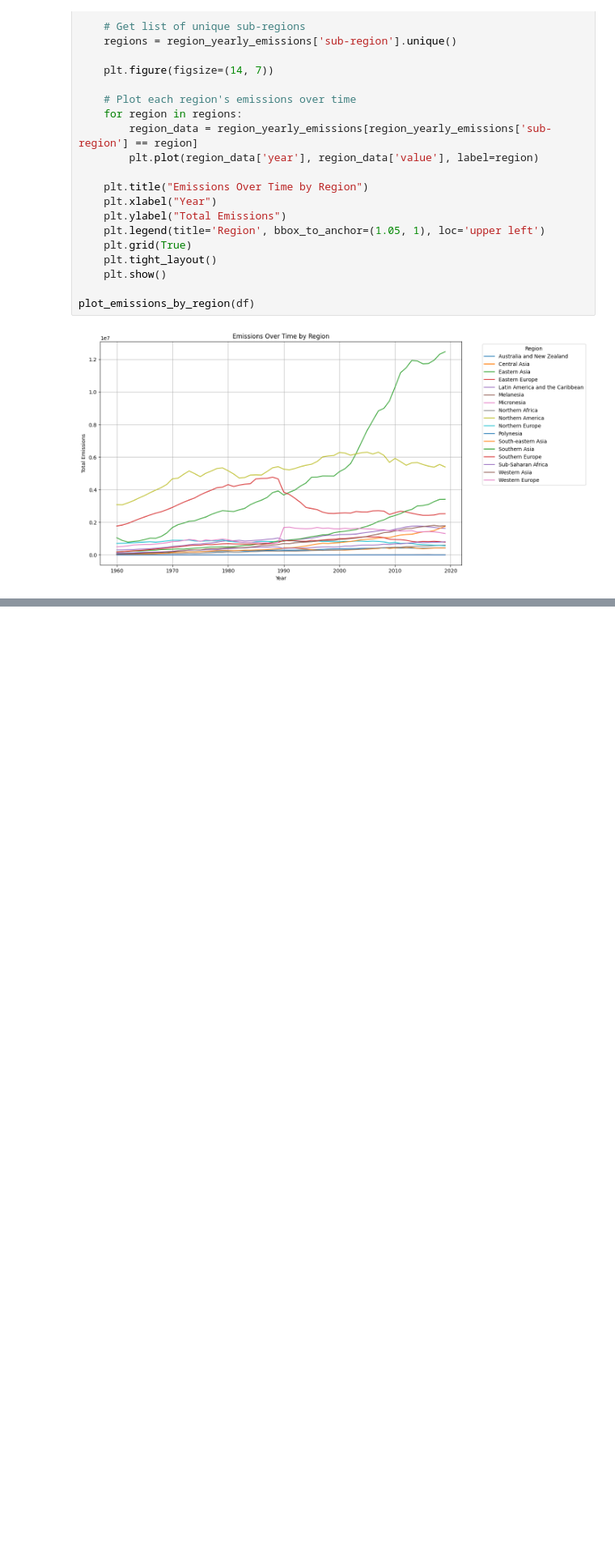
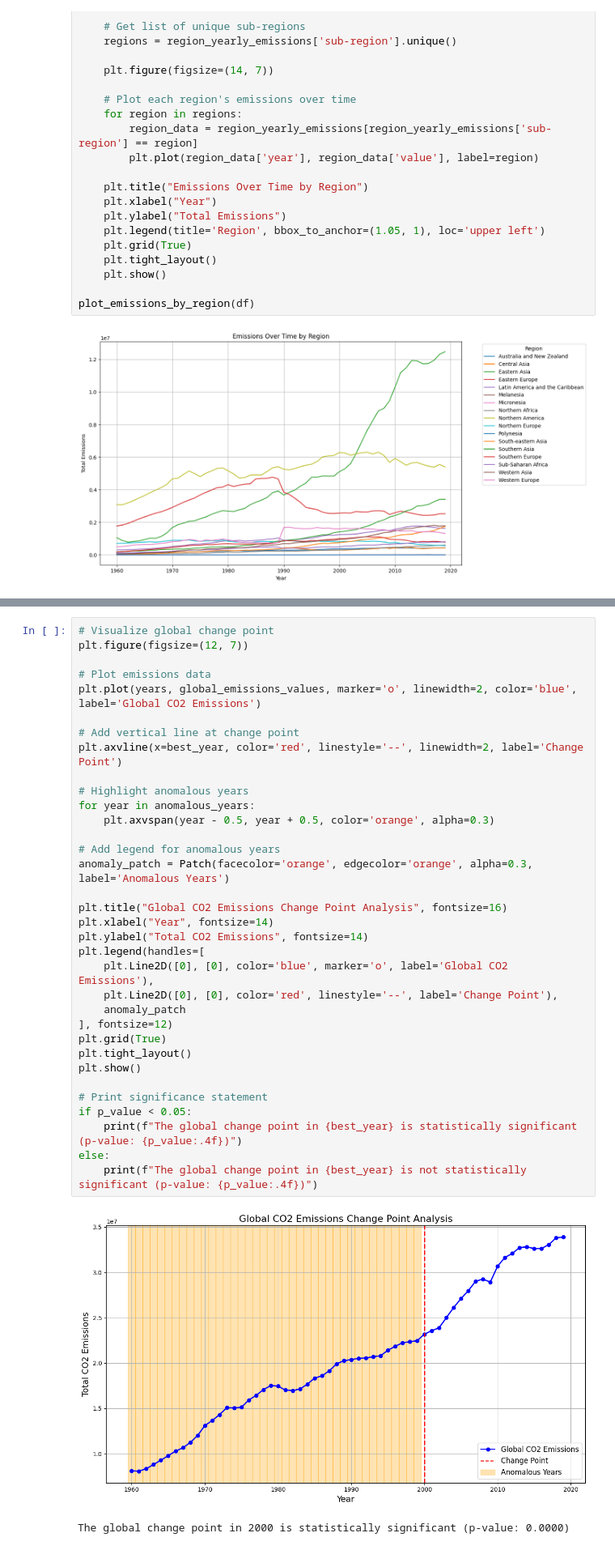
Before and after one commit to olivia-bigelow/Cs4140Project, a Jupyter notebook: code/graphsChangePointCO2.ipynb, the cells around one changed output, grey strips where cells are left out. Shown at 81% size. Saved outputs shown, nothing was run; the diff lists cells and outputs as text; blank space fills up the shorter version.

Commit message:
Add new sections to compute and visualize global change points

```diff
--- a/code/graphsChangePointCO2.ipynb
+++ b/code/graphsChangePointCO2.ipynb
@@ -294,0 +345,37 @@ plot_emissions_by_region(df)
+# %%
+# Visualize global change point
+plt.figure(figsize=(12, 7))
+
+# Plot emissions data
+plt.plot(years, global_emissions_values, marker='o', linewidth=2, color='blue', label='Global CO2 Emissions')
+
+# Add vertical line at change point
+plt.axvline(x=best_year, color='red', linestyle='--', linewidth=2, label='Change Point')
+
+# Highlight anomalous years
+for year in anomalous_years:
+    plt.axvspan(year - 0.5, year + 0.5, color='orange', alpha=0.3)
+
+# Add legend for anomalous years
+anomaly_patch = Patch(facecolor='orange', edgecolor='orange', alpha=0.3, label='Anomalous Years')
+
+plt.title("Global CO2 Emissions Change Point Analysis", fontsize=16)
+plt.xlabel("Year", fontsize=14)
+plt.ylabel("Total CO2 Emissions", fontsize=14)
+plt.legend(handles=[
+    plt.Line2D([0], [0], color='blue', marker='o', label='Global CO2 Emissions'),
+    plt.Line2D([0], [0], color='red', linestyle='--', label='Change Point'),
+    anomaly_patch
+], fontsize=12)
+plt.grid(True)
+plt.tight_layout()
+plt.show()
+
+# Print significance statement
+if p_value < 0.05:
+    print(f"The global change point in {best_year} is statistically significant (p-value: {p_value:.4f})")
+else:
+    print(f"The global change point in {best_year} is not statistically significant (p-value: {p_value:.4f})")
+# %% [output]
+[figure, added]
+The global change point in 2000 is statistically significant (p-value: 0.0000)
```
Also changed, not shown: parts of 3 cells of this notebook, 2 other files.
